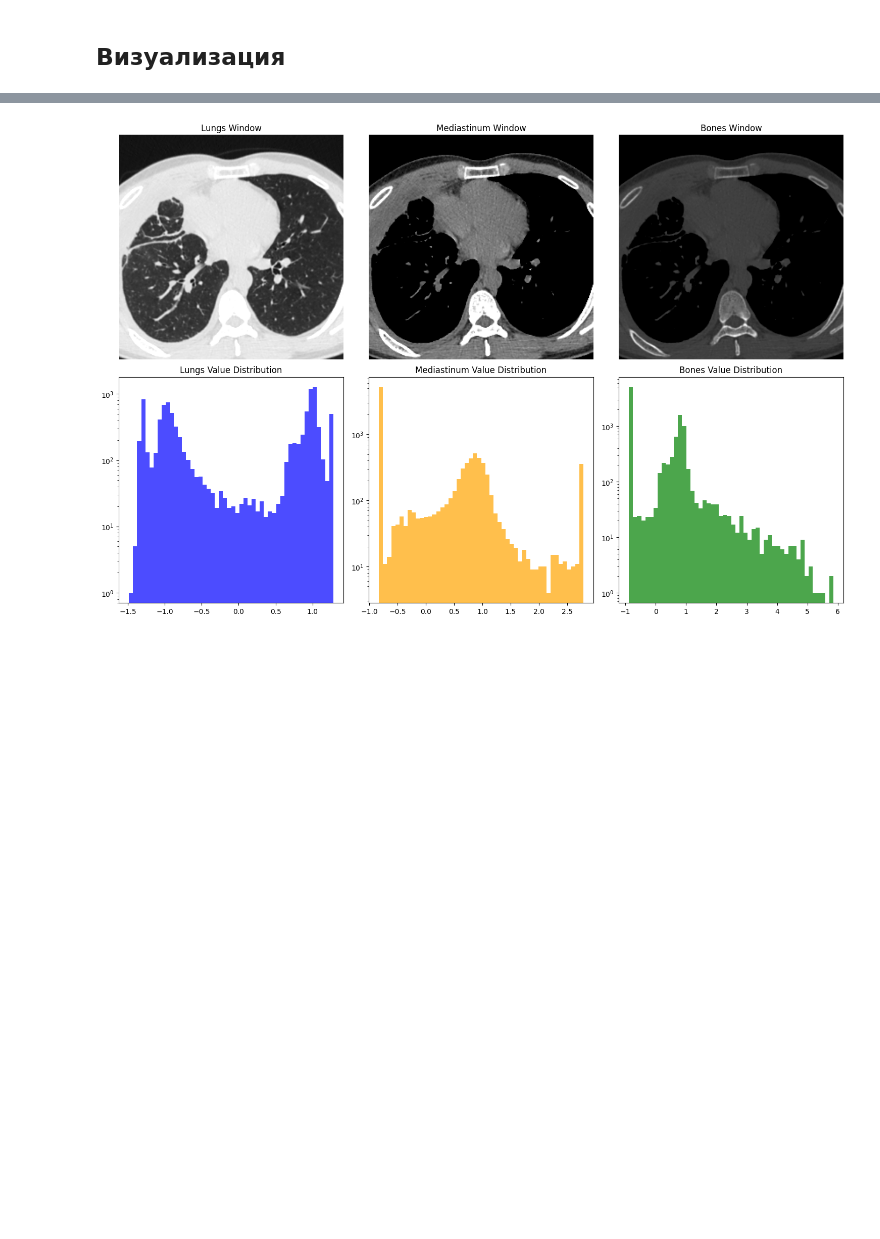
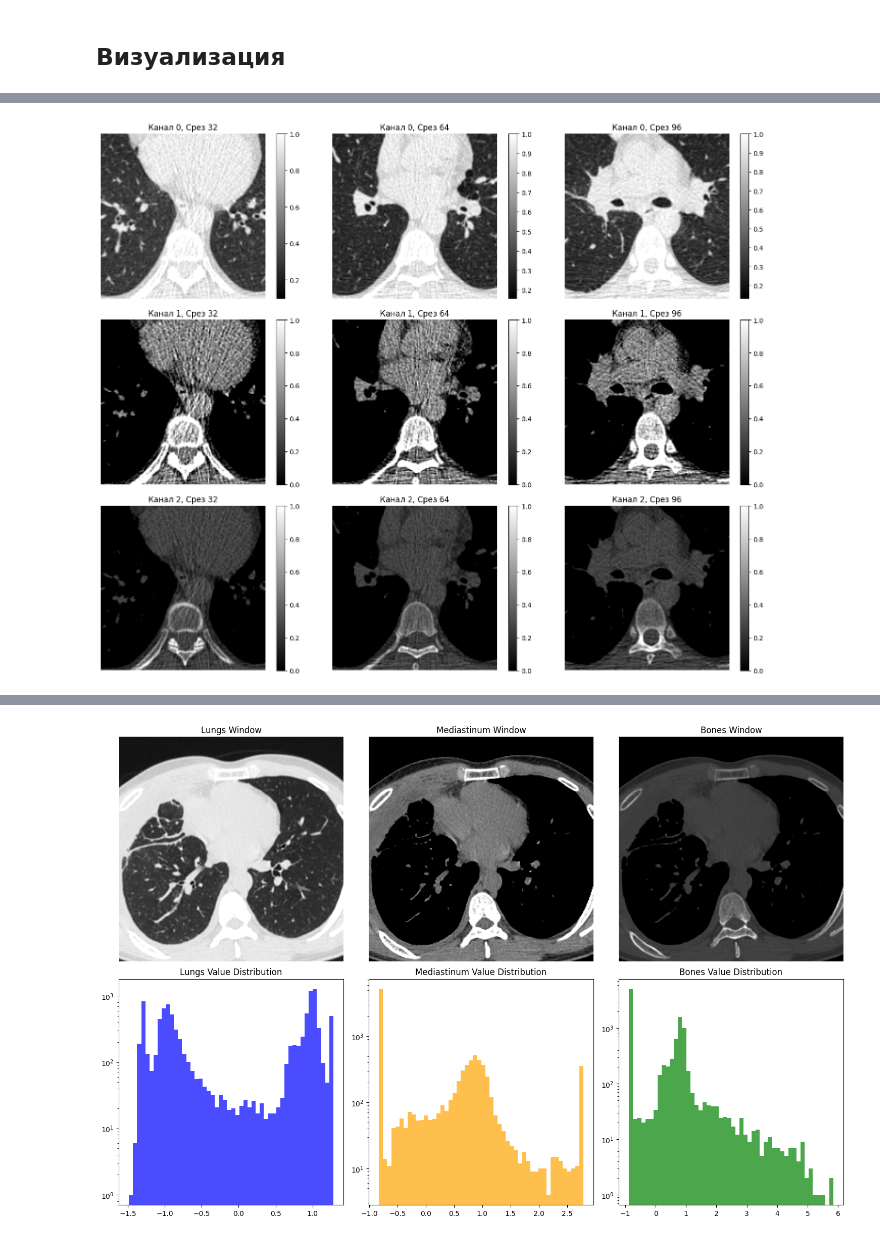
Before and after one commit to Izymka/hackathon_imoscow2025, a Jupyter notebook: chest_ct_ai_classifier/src/data_preprocessing.ipynb, the cells around one changed output, grey strips where cells are left out. Drawn from its saved outputs; the diff is of its cells as text; code cells hidden in the pictures; blank space fills up the shorter version.

```diff
--- a/chest_ct_ai_classifier/src/data_preprocessing.ipynb
+++ b/chest_ct_ai_classifier/src/data_preprocessing.ipynb
@@ -34,0 +72,12 @@ Done.
+# %%
+assessor = CTTensorQualityAssessment()
+
+# Укажите путь к вашему файлу
+tensor_path = "data/data_tensors/studies/06-1.pt"  # Замените на реальный путь
+
+tensor = assessor.load_tensor_from_file(
+    tensor_path,
+    target_shape=(1, 128, 256, 256)
+)
+
+quality_report = assessor.assess_tensor_quality(tensor, "my_scan")
@@ -34,0 +102,4 @@ Done.
+# %%
+assessor.visualize_all_channels(tensor)
+# %% [output]
+[figure, added]
```
Also changed, not shown: parts of 8 cells of this notebook, 3 other files.
